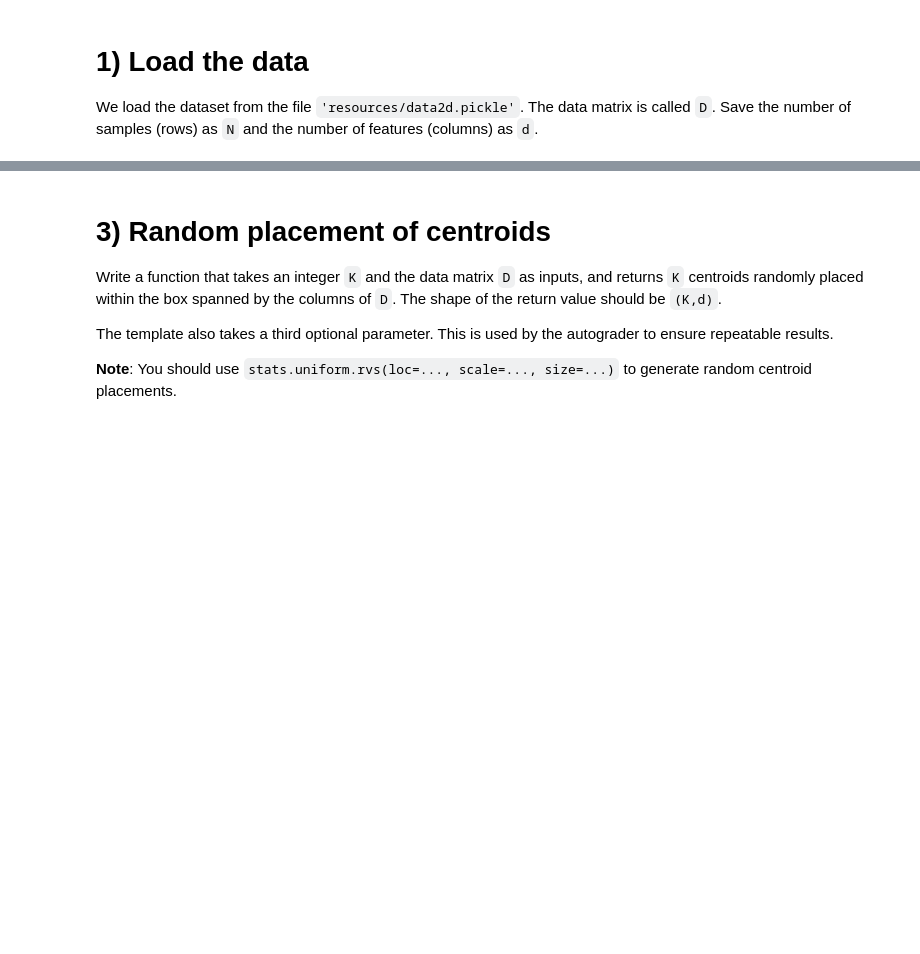
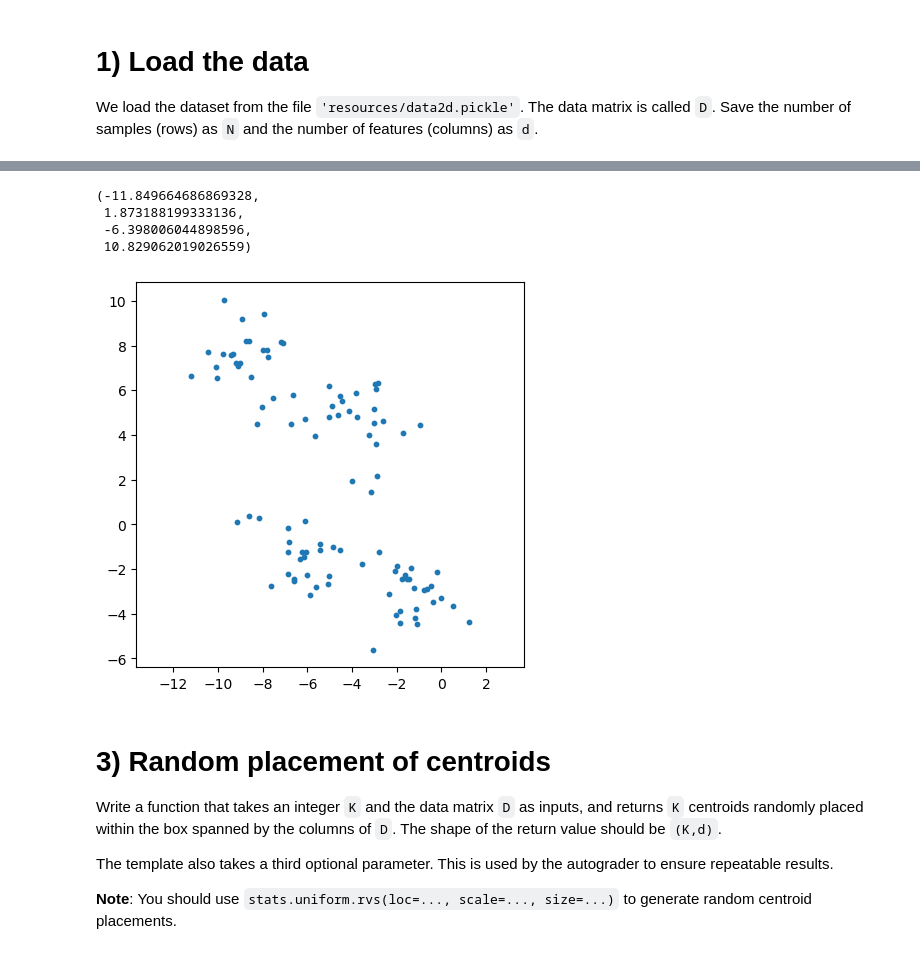
Before and after one commit to rajeev-t/stats-n-ds-4engineers, a Jupyter notebook: lab03/lab3.ipynb, the cells around one changed output, grey strips where cells are left out. Cells and saved outputs as stored; diff of their text form; code cells hidden in the pictures; blank space fills up the shorter version.

```diff
--- a/lab03/lab3.ipynb
+++ b/lab03/lab3.ipynb
@@ -34,7 +36,14 @@ Food for thought: How many clusters do you see?
 # %%
 fig = plt.figure(figsize=(5,5))
 ax = plt.subplot()
-...  # TODO
+ax.scatter(D[:, 0], D[:, 1], s=10)
+ax.axis('equal')
+# %% [output]
+(-11.849664686869328,
+ 1.873188199333136,
+ -6.398006044898596,
+ 10.829062019026559)
+[figure, added]
 # %% [markdown]
 # 3) Random placement of centroids
 Write a function that takes an integer `K` and the data matrix `D` as inputs, and returns `K` centroids randomly placed within the box spanned by the columns of `D`. The shape of the return value should be `(K,d)`.
```
Also changed, not shown: parts of 24 cells of this notebook, 2 other files.
